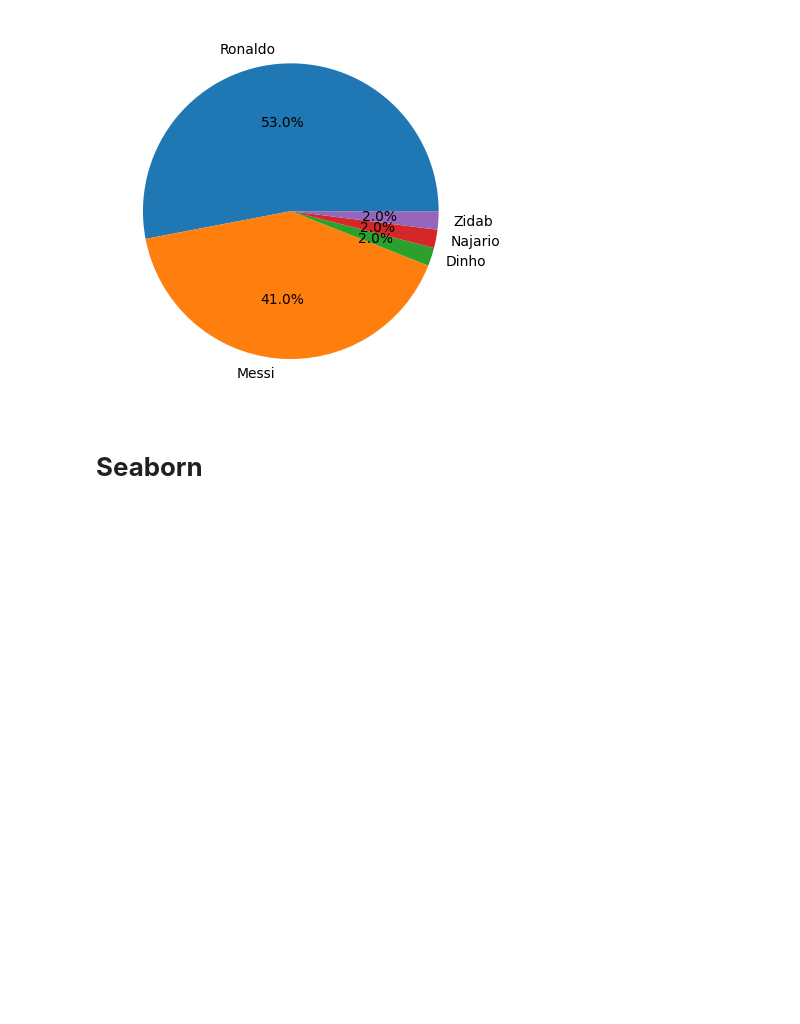
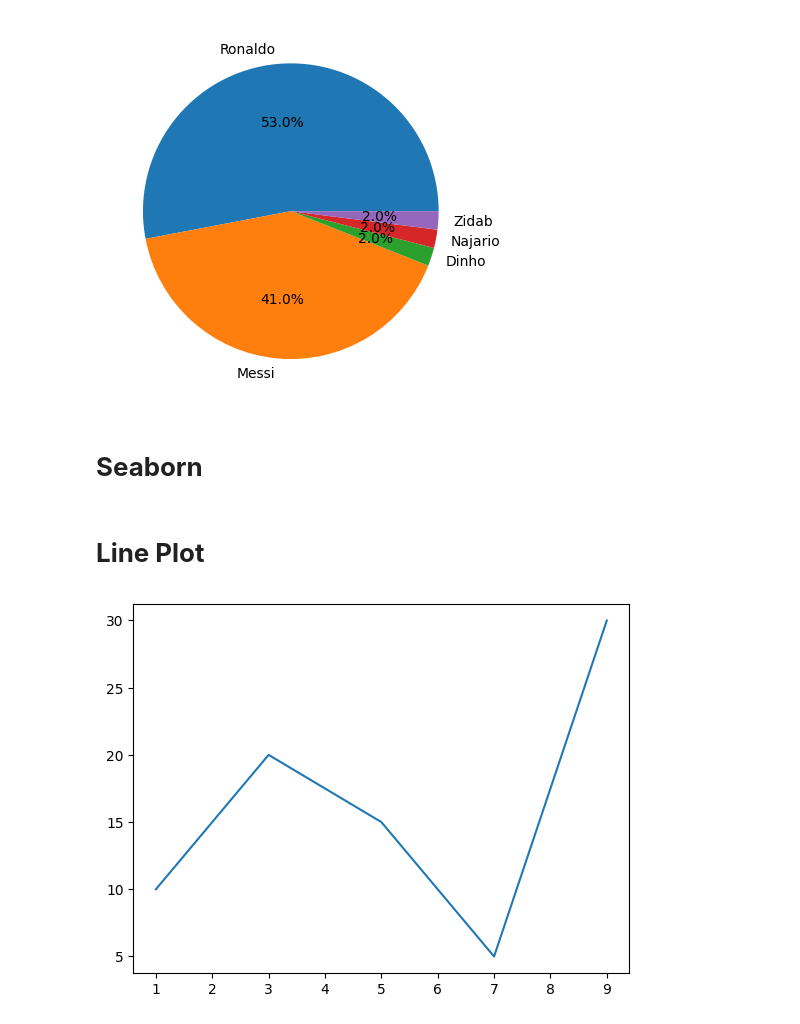
Before and after one commit to AbirHasanRawvy/Data-Analyst-BasicToAdvance, a Jupyter notebook: Paython/Class_26_Visualization.ipynb, the cells around one changed output. Cells and saved outputs as stored; diff of their text form; code cells hidden in the pictures; blank space fills up the shorter version.

```diff
--- a/Paython/Class_26_Visualization.ipynb
+++ b/Paython/Class_26_Visualization.ipynb
@@ -59,3 +59,5 @@ plt.show()
 [figure]
 # %% [markdown]
 # **Seaborn**
+# %% [markdown]
+# **Line Plot**
@@ -61,0 +66,8 @@ plt.show()
+# %%
+a = [1, 3, 5, 7, 9]
+b = [10, 20, 15, 5, 30]
+
+sns.lineplot(x=a, y=b)
+plt.show()
+# %% [output]
+[figure, added]
```
Also changed, not shown: parts of 9 cells of this notebook.
